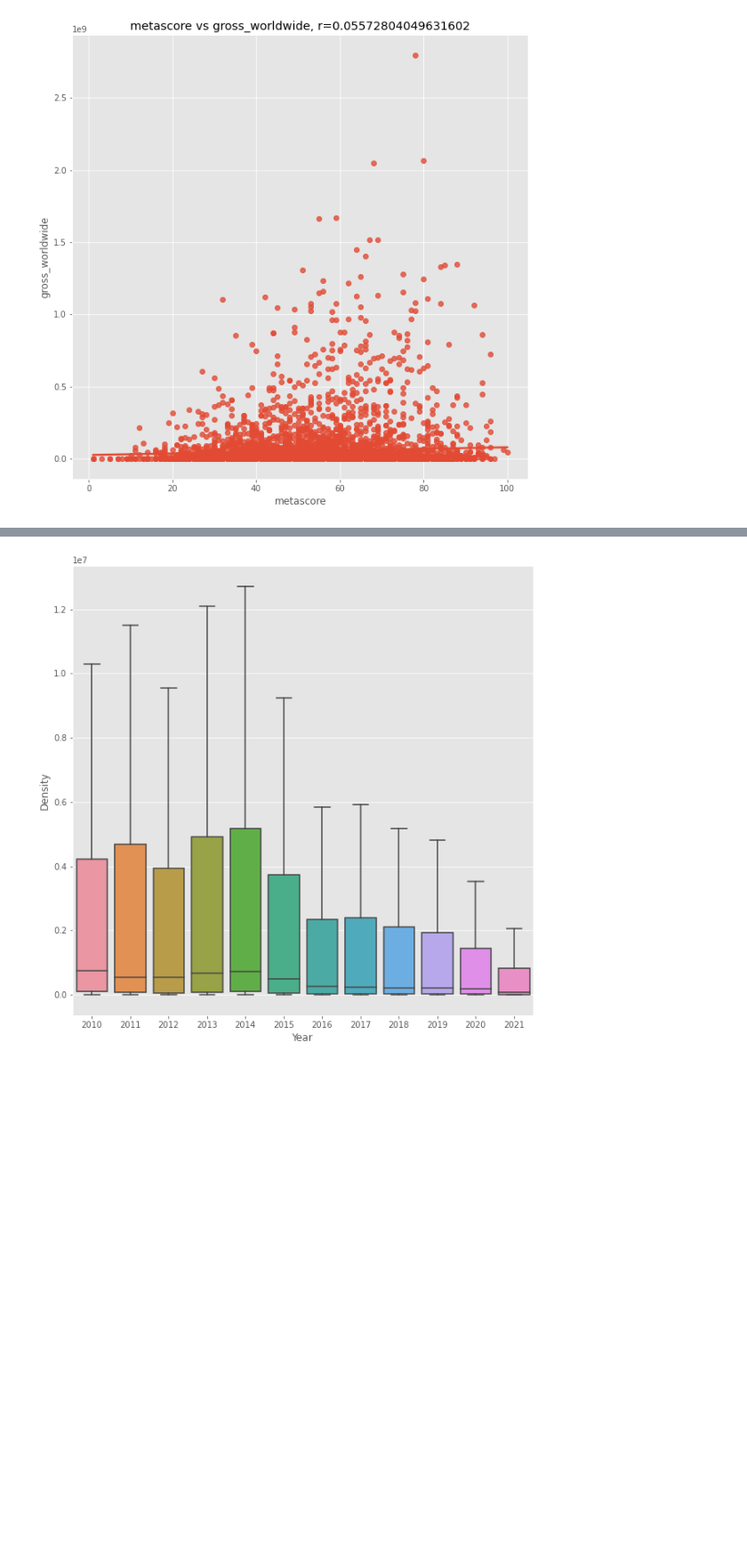
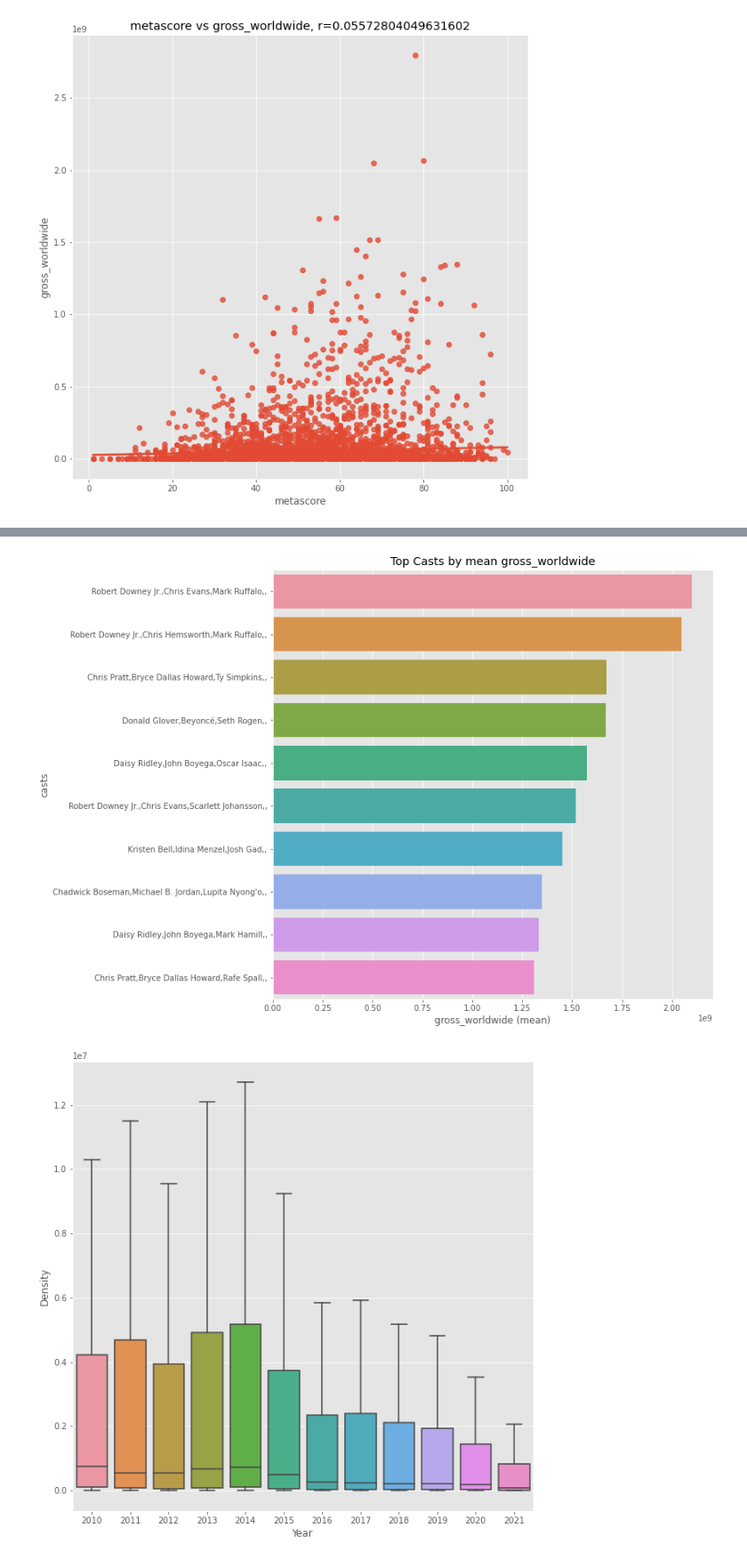
Before and after one commit to icyj1003/imdb-movies-gross, a Jupyter notebook: new_eda.ipynb, the cells around one changed output, grey strips where cells are left out. Shown: that part at 89% size. Drawn from its saved outputs; the diff is of its cells as text; code cells hidden in the pictures; blank space fills up the shorter version.

```diff
--- a/new_eda.ipynb
+++ b/new_eda.ipynb
@@ -45,3 +44,14 @@ plt.show()
+# %%
+plt.figure(figsize=(10, 10))
+top_gross = df.groupby('casts', as_index=False)['gross_worldwide'].mean()
+top_gross_sorted = top_gross.sort_values('gross_worldwide', ascending=False)
+sns.barplot(y='casts', x='gross_worldwide', data=top_gross_sorted.head(10))
+plt.xlabel('gross_worldwide (mean)')
+plt.title('Top Casts by mean gross_worldwide')
+plt.savefig('./graphs/don_bien/top10_cast_by_agross')
+plt.show()
+# %% [output]
+[figure, added]
 # %%
 plt.figure(figsize=(10, 10))
 sns.boxplot(y=df["gross_worldwide"], x=df["release_date"],
```
Also changed, not shown: parts of 2 cells of this notebook, 12 other files.
